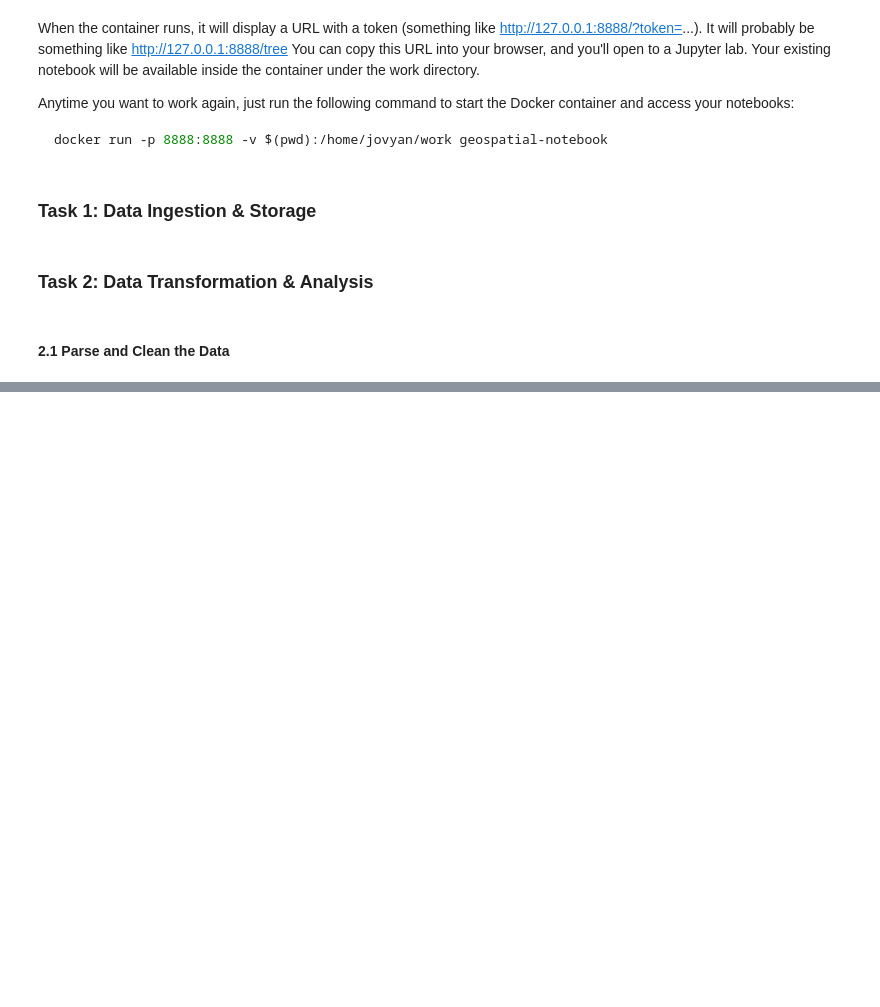
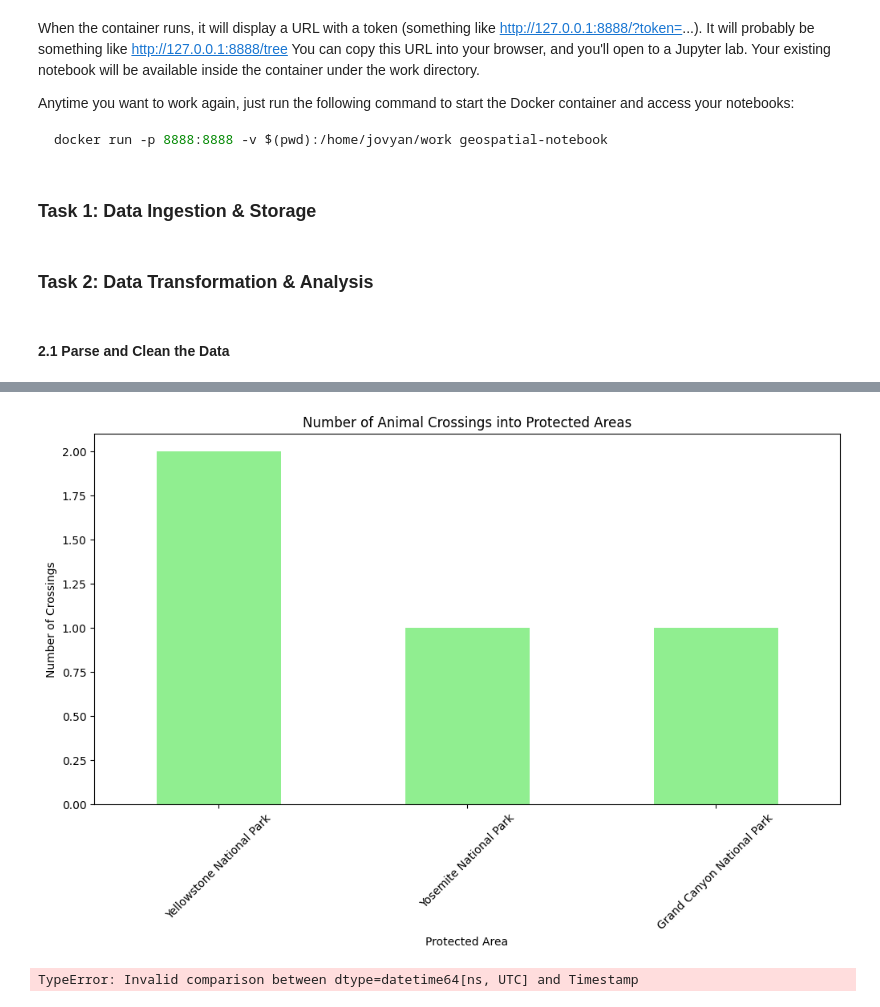
Before and after one commit to chichonnade/data-science-assessment, a Jupyter notebook: ML_Assessment_Notebook.ipynb, the cells around one changed output, grey strips where cells are left out. Saved outputs shown, nothing was run; the diff lists cells and outputs as text; code cells hidden in the pictures; blank space fills up the shorter version.

```diff
--- a/ML_Assessment_Notebook.ipynb
+++ b/ML_Assessment_Notebook.ipynb
@@ -202,0 +421,34 @@ animals_df.drop_duplicates(subset=['animal_id'], inplace=True) # Drop duplicates
+# %%
+# Perform spatial join to determine animal entries into protected areas
+crossings = gpd.sjoin(animal_events_gdf, protected_areas_gdf, how='inner', predicate='within')
+
+# Count the number of crossings by protected area
+crossings_by_area = crossings['name'].value_counts()
+
+# Plot the number of crossings per protected area
+crossings_by_area.plot(kind='bar', figsize=(12, 6), color='lightgreen')
+plt.title('Number of Animal Crossings into Protected Areas')
+plt.xlabel('Protected Area')
+plt.ylabel('Number of Crossings')
+plt.xticks(rotation=45)
+plt.show()
+# %% [output]
+[figure, added]
+# %%
+# Define a function to get satellite info overlapping with animal event times
+def get_satellite_info_from_db(event_time, satellites):
+    relevant_satellites = satellites[(satellites['start_time'] <= event_time) & (satellites['last_time'] >= event_time)]
+    return relevant_satellites['cloud_cover_percentage'].mean() if not relevant_satellites.empty else None
+
+# Add satellite cloud cover percentage to the crossings DataFrame
+# Convert the timestamp to naive datetime by removing the timezone
+# crossings['timestamp'] = crossings['timestamp'].dt.tz_localize(None)
+# Add satellite cloud cover percentage to the crossings DataFrame
+crossings['cloud_cover_percentage'] = crossings['timestamp'].apply(lambda x: get_satellite_info_from_db(x, satellite_df))
+
+# Display the crossings DataFrame with satellite info
+crossings.head()
+# Display the crossings DataFrame with satellite info
+crossings.head()
+# %% [output]
+TypeError: Invalid comparison between dtype=datetime64[ns, UTC] and Timestamp
```
Also changed, not shown: parts of 13 cells of this notebook.
